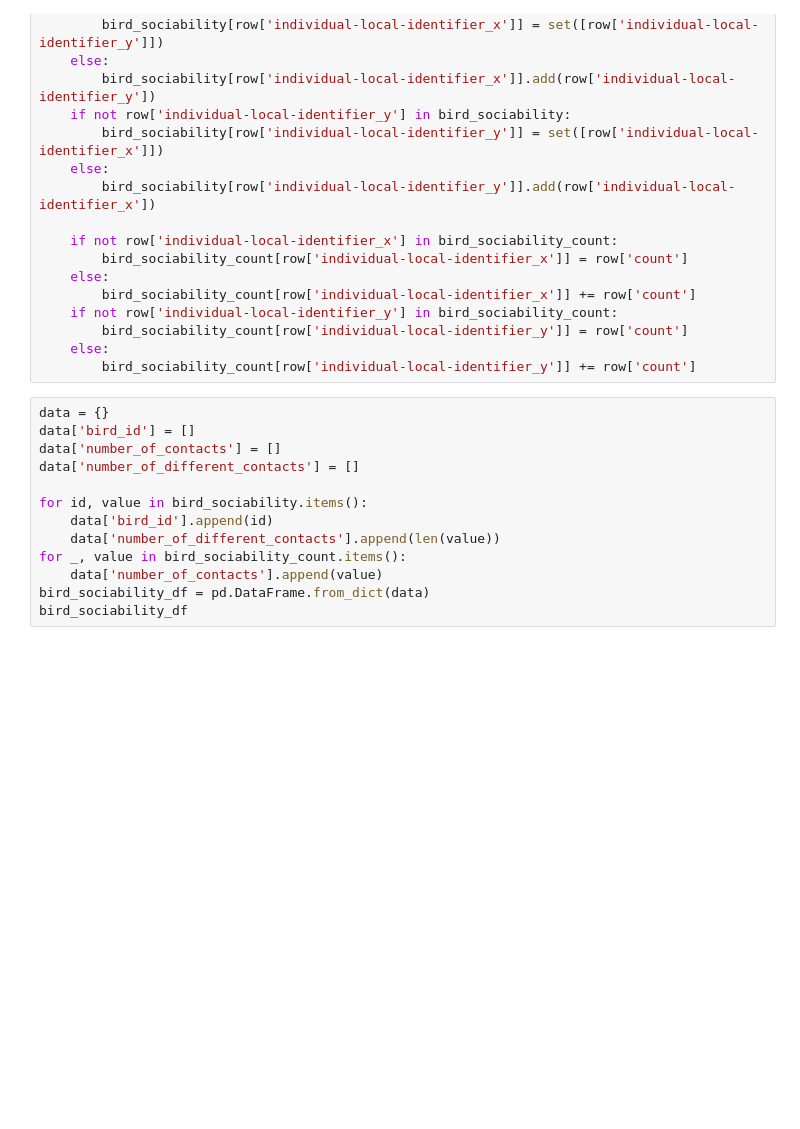
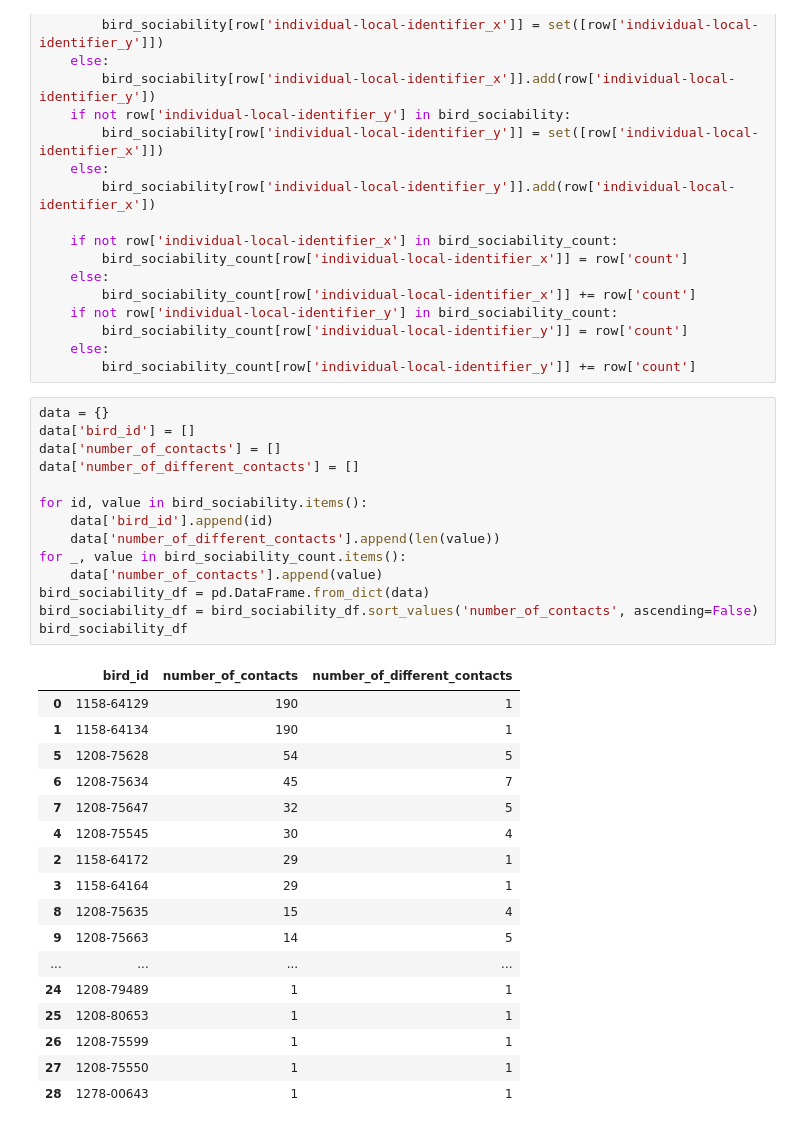
Before and after one commit to Chebawca21/canadian_goose_interactions, a Jupyter notebook: test.ipynb, the cells around one changed output. Cells and saved outputs as stored; diff of their text form; blank space fills up the shorter version.

```diff
--- a/test.ipynb
+++ b/test.ipynb
@@ -499,16 +514,35 @@ for _, row in bird_pairs_count.iterrows():
 # %%
 data = {}
 data['bird_id'] = []
 data['number_of_contacts'] = []
 data['number_of_different_contacts'] = []
 
 for id, value in bird_sociability.items():
     data['bird_id'].append(id)
     data['number_of_different_contacts'].append(len(value))
 for _, value in bird_sociability_count.items():
     data['number_of_contacts'].append(value)
 bird_sociability_df = pd.DataFrame.from_dict(data)
+bird_sociability_df = bird_sociability_df.sort_values('number_of_contacts', ascending=False)
 bird_sociability_df
+# %% [output]
+|  | bird_id | number_of_contacts | number_of_different_contacts |
+| 0 | 1158-64129 | 190 | 1 |
+| 1 | 1158-64134 | 190 | 1 |
+| 5 | 1208-75628 | 54 | 5 |
+| 6 | 1208-75634 | 45 | 7 |
+| 7 | 1208-75647 | 32 | 5 |
+| 4 | 1208-75545 | 30 | 4 |
+| 2 | 1158-64172 | 29 | 1 |
+| 3 | 1158-64164 | 29 | 1 |
+| 8 | 1208-75635 | 15 | 4 |
+| 9 | 1208-75663 | 14 | 5 |
+| ... | ... | ... | ... |
+| 24 | 1208-79489 | 1 | 1 |
+| 25 | 1208-80653 | 1 | 1 |
+| 26 | 1208-75599 | 1 | 1 |
+| 27 | 1208-75550 | 1 | 1 |
+| 28 | 1278-00643 | 1 | 1 |
 # %%
 bird_interactions_gdf = bird_interactions.copy()
 bird_interactions_gdf['geometry'] = bird_interactions_gdf[['location-long', 'location-lat']].apply(lambda long_and_lat: Point(long_and_lat.iloc[0], long_and_lat.iloc[1]), axis=1)
```
Also changed, not shown: parts of 7 cells of this notebook.
